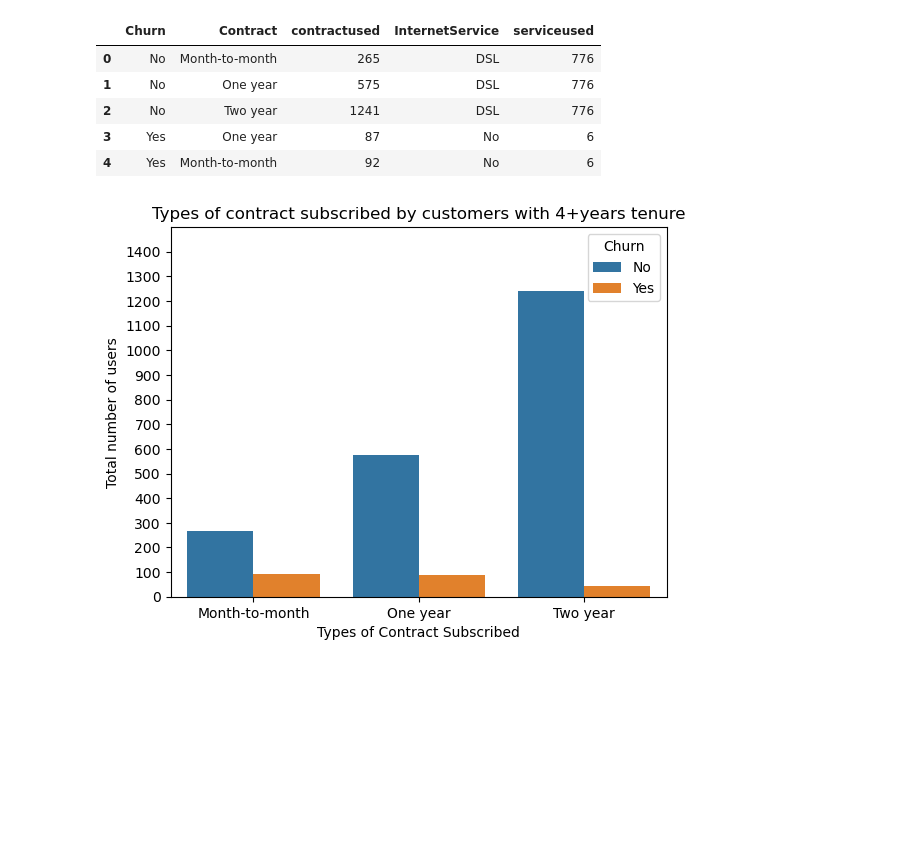
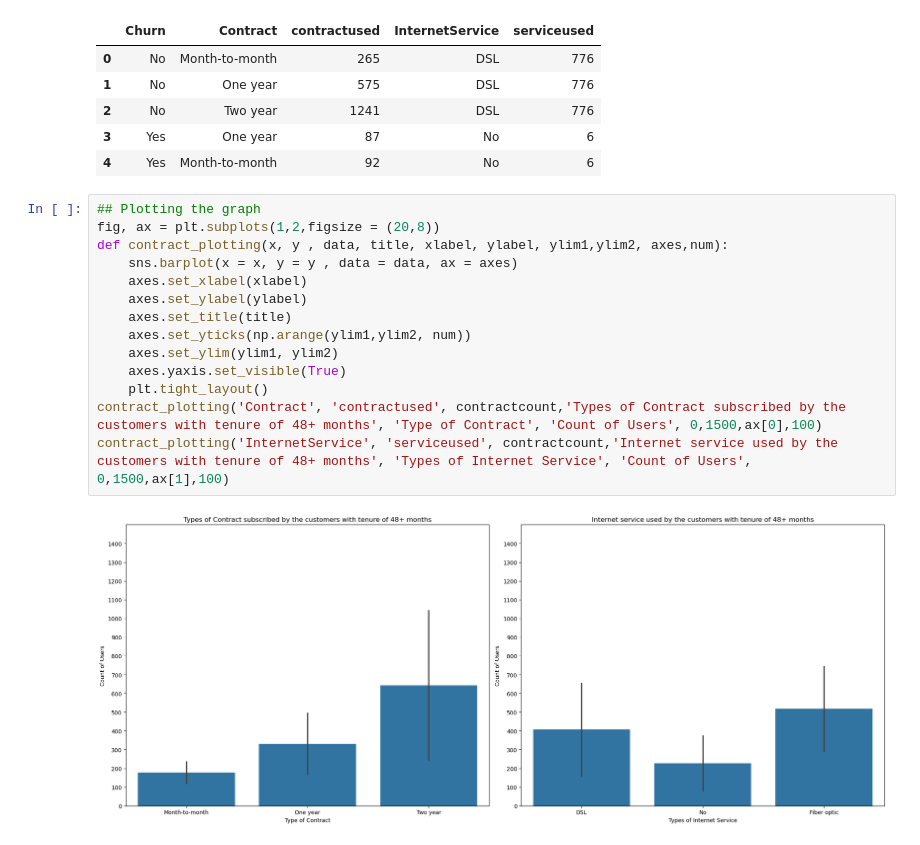
Before and after one commit to suzaladhikari/customer_churn-, a Jupyter notebook: EDA/eda.ipynb, the cells around one changed output. Cells and saved outputs as stored; diff of their text form; blank space fills up the shorter version.

Commit message:
plotted the types of contract and type of internet service used by the customers

```diff
--- a/EDA/eda.ipynb
+++ b/EDA/eda.ipynb
@@ -648,5 +648,18 @@ contractcount.head(5)
 | 3 | Yes | One year | 87 | No | 6 |
 | 4 | Yes | Month-to-month | 92 | No | 6 |
 # %%
+## Plotting the graph
+fig, ax = plt.subplots(1,2,figsize = (20,8))
+def contract_plotting(x, y , data, title, xlabel, ylabel, ylim1,ylim2, axes,num):
+    sns.barplot(x = x, y = y , data = data, ax = axes)
+    axes.set_xlabel(xlabel)
+    axes.set_ylabel(ylabel)
+    axes.set_title(title)
+    axes.set_yticks(np.arange(ylim1,ylim2, num))
+    axes.set_ylim(ylim1, ylim2)
+    axes.yaxis.set_visible(True)
+    plt.tight_layout()
+contract_plotting('Contract', 'contractused', contractcount,'Types of Contract subscribed by the customers with tenure of 48+ months', 'Type of Contract', 'Count of Users', 0,1500,ax[0],100)
+contract_plotting('InternetService', 'serviceused', contractcount,'Internet service used by the customers with tenure of 48+ months', 'Types of Internet Service', 'Count of Users', 0,1500,ax[1],100)
 # %% [output]
-[figure, old version]
+[figure, new version]
```
